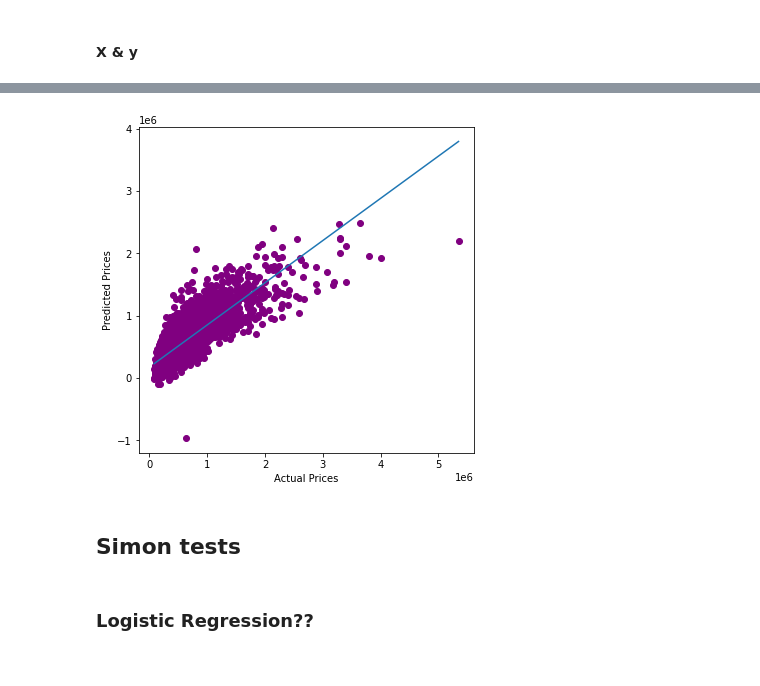
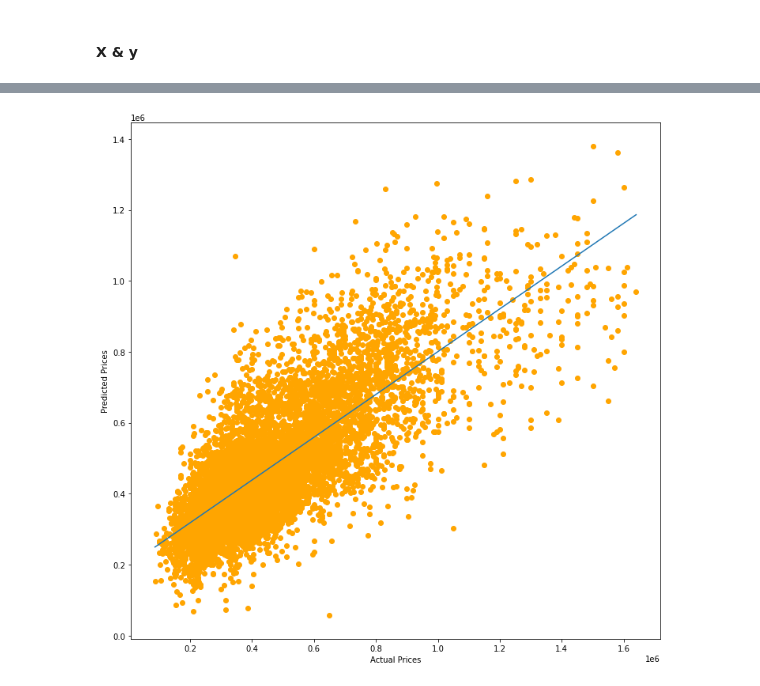
Before and after one commit to nomaditect/mid_bootcamp_project, a Jupyter notebook: code/Regression Project.ipynb, the cells around one changed output, grey strips where cells are left out. Drawn from its saved outputs; the diff is of its cells as text; code cells hidden in the pictures.

```diff
--- a/code/Regression Project.ipynb
+++ b/code/Regression Project.ipynb
@@ -626,2 +793,6 @@ scatter_matrix(dfmin, alpha=0.2, figsize=(15,15), diagonal="kde");
 # %% [markdown]
 #### X & y
+# %%
+X = np.concatenate((Xstandard, Xdummie), axis= 1)
+# %%
+y = newdf['price']
@@ -628,2 +803,2 @@ scatter_matrix(dfmin, alpha=0.2, figsize=(15,15), diagonal="kde");
 # %%
-X = dfmin
+X.shape
@@ -632,2 +809,2 @@ X = dfmin
 # %%
-X_train, X_test, y_train, y_test = train_test_split(X, y, test_size = 0.3, random_state = 30)
+X_train, X_test, y_train, y_test = train_test_split(X, y, test_size = 0.4, random_state = 40)
@@ -660,14 +837,10 @@ MAE
 # %%
-fig, ax = plt.subplots(figsize=(6,6))
-plt.scatter(y_test,predictions, color="purple")
+fig, ax = plt.subplots(figsize=(12,12))
+plt.scatter(y_test,predictions, color="orange")
 plt.xlabel('Actual Prices')
 plt.ylabel('Predicted Prices')
 
 plt.plot(np.unique(y_test), np.poly1d(np.polyfit(y_test, predictions, 1))(np.unique(y_test)))
 plt.show();
 # %% [output]
-[figure, old version]
+[figure, new version]
-# %% [markdown]
-## Simon tests
-# %% [markdown]
-### Logistic Regression??
```
Also changed, not shown: parts of 152 cells of this notebook.
